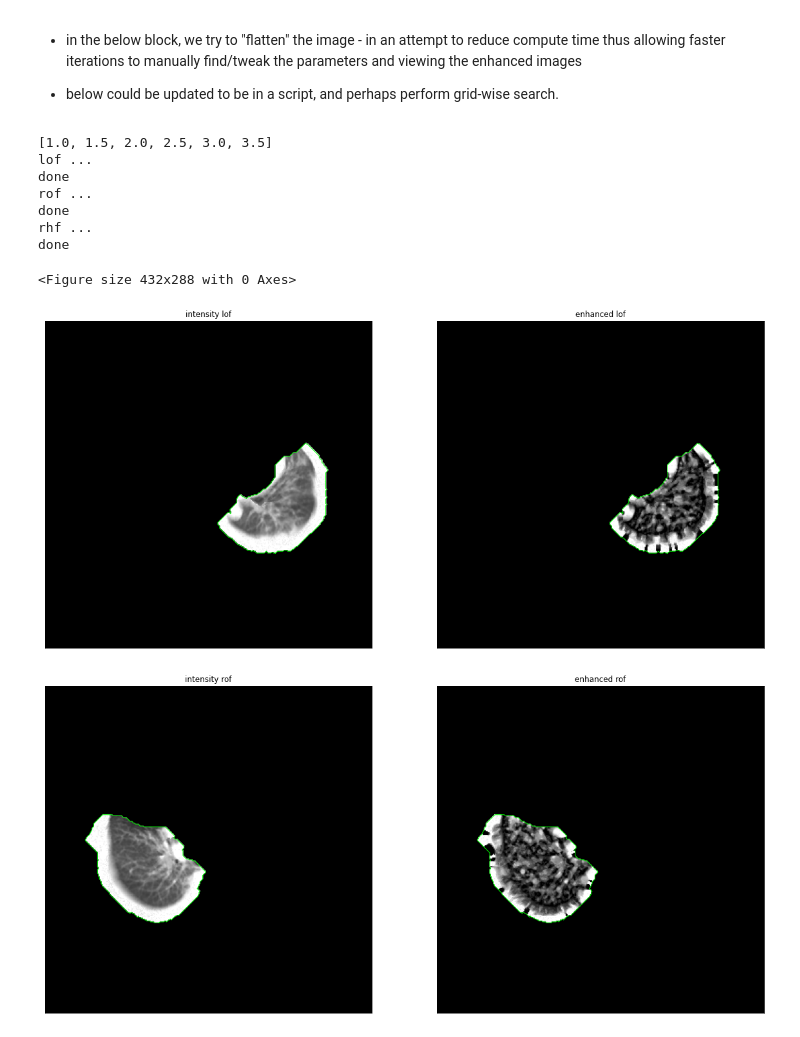
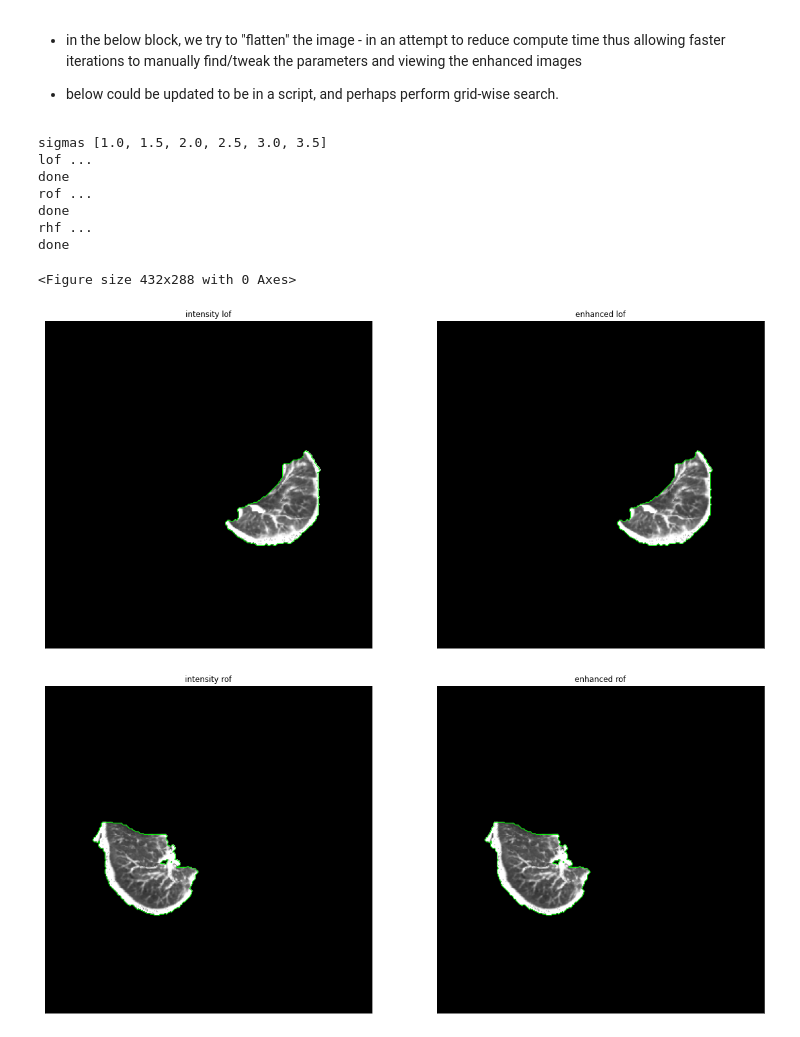
Before and after one commit to pangyuteng/fiss-viz-tmp, a Jupyter notebook: viz-fiss-pteng.ipynb, the cells around one changed output. Cells and saved outputs as stored; diff of their text form; code cells hidden in the pictures.

```diff
--- a/viz-fiss-pteng.ipynb
+++ b/viz-fiss-pteng.ipynb
@@ -276,4 +292,5 @@ for n,key in enumerate(mylist):
 # %%
+vmin,vmax=0,1
 for n,k in enumerate(mydict.keys()):
 
     projected,sobeled = mydict[k]
@@ -284,7 +301,7 @@ for n,k in enumerate(mydict.keys()):
     plt.figure(n)
     fig, (ax1,ax2) = plt.subplots(1,2,figsize=(20,10))
     ax1.set_title(f"intensity {k}")
-    ax1.imshow(projected,cmap='gray')
+    ax1.imshow(projected,cmap='gray',vmin=vmin,vmax=vmax)
     for contour in contours:
         ax1.plot(contour[:, 1], contour[:, 0], linewidth=1,color=[0,1,0])
 
@@ -329,7 +346,7 @@ min_val,max_val = -1024,-200
 alpha,beta,gamma=0.5,0.5,15
 
 
-ITER = 10 #mm
+ITER = 2 #mm
 THICKNESS = int(ITER*2) # mm
 min_val,max_val = -1024,-200
 alpha,beta,gamma=1e-8,0.5,1e-3
@@ -378,7 +395,7 @@ def get_projections_fast(img,mask,ind0,ind1,name=None):
     assumed_fissure_location = ((lobe0+lobe1)==2) # 10mm above and below
     flattened_img,flattened_fis = custom_flatten(img,assumed_fissure_location,thickness=THICKNESS,name=name)
 
-    rescaled_img = 100*((flattened_img.astype(np.float)-(min_val))/(max_val-min_val)).clip(0,1)
+    rescaled_img = ((flattened_img.astype(np.float)-(min_val))/(max_val-min_val)).clip(0,1)
 
     # project with sum to 2d image for visualization purpose
     img_only_fiss=rescaled_img.copy()
@@ -389,24 +406,27 @@ def get_projections_fast(img,mask,ind0,ind1,name=None):
     # old-school frangi filter
     # ref https://scikit-image.org/docs/0.15.x/api/skimage.filters.html
     # src https://github.com/scikit-image/scikit-image/blob/v0.17.2/skimage/filters/ridges.py#L357
+    compute_enhanced = False
+    if compute_enhanced:
+        enhanced = filters.frangi(
+            rescaled_img,
+            sigmas=sigmas,
+            alpha=alpha, # ?alpha reduced from 0.5 to 0.001 to enhance plate like structure
+            beta=beta,
+            gamma=gamma,
+            black_ridges=False)
 
-    enhanced = filters.frangi(
-        rescaled_img,
-        sigmas=sigmas,
-        alpha=alpha, # ?alpha reduced from 0.5 to 0.001 to enhance plate like structure
-        beta=beta,
-        gamma=gamma,
-        black_ridges=False)
+        #scale_range=None,
+        #scale_step=None,
+        #beta1=None,
+        #beta2=None,
 
-    #scale_range=None,
-    #scale_step=None,
-    #beta1=None,
-    #beta2=None,
-
-    enhanced_only_fiss=enhanced.copy()
-    enhanced_only_fiss[flattened_fis==0]=0
-    enhanced_proj = np.nansum(enhanced_only_fiss,axis=0)
-    del enhanced_only_fiss # save space
+        enhanced_only_fiss=enhanced.copy()
+        enhanced_only_fiss[flattened_fis==0]=0
+        enhanced_proj = np.nansum(enhanced_only_fiss,axis=0)
+        del enhanced_only_fiss # save space
+    else:
+        enhanced_proj = intensity_proj
 
     return intensity_proj,enhanced_proj
 
@@ -427,40 +447,41 @@ for n,key in enumerate(mylist):
     mydict[name]=get_projections_fast(raw_img,mask,ind0,ind1,name=name)
     print('done')
 
+vmin,vmax=0,1
 for n,k in enumerate(mydict.keys()):
 
     intensity,enhanced = mydict[k]
 
     tmp = intensity > 0 # plot border, perhaps enhance visualization
     contours = measure.find_contours(tmp, 0.5)
 
     plt.figure(n)
     fig, (ax1,ax2) = plt.subplots(1,2,figsize=(20,10))
     ax1.set_title(f"intensity {k}")
-    ax1.imshow(intensity,cmap='gray')
+    ax1.imshow(intensity,cmap='gray',vmin=vmin,vmax=vmax)
     for contour in contours:
         ax1.plot(contour[:, 1], contour[:, 0], linewidth=1,color=[0,1,0])
 
     ax1.axis('image')
     ax1.set_xticks([])
     ax1.set_yticks([])
 
     ax2.set_title(f"enhanced {k}")
     ax2.imshow(enhanced,cmap='gray')
     for contour in contours:
         ax2.plot(contour[:, 1], contour[:, 0], linewidth=1,color=[0,1,0])
 
     ax2.axis('image')
     ax2.set_xticks([])
     ax2.set_yticks([])
 # %% [output]
-[1.0, 1.5, 2.0, 2.5, 3.0, 3.5]
+sigmas [1.0, 1.5, 2.0, 2.5, 3.0, 3.5]
 lof ...
 done
 rof ...
 done
 rhf ...
 done
 <Figure size 432x288 with 0 Axes>
-[figure, old version]
+[figure, new version]
-[figure, old version]
+[figure, new version]
```
Also changed, not shown: parts of 5 cells of this notebook.
